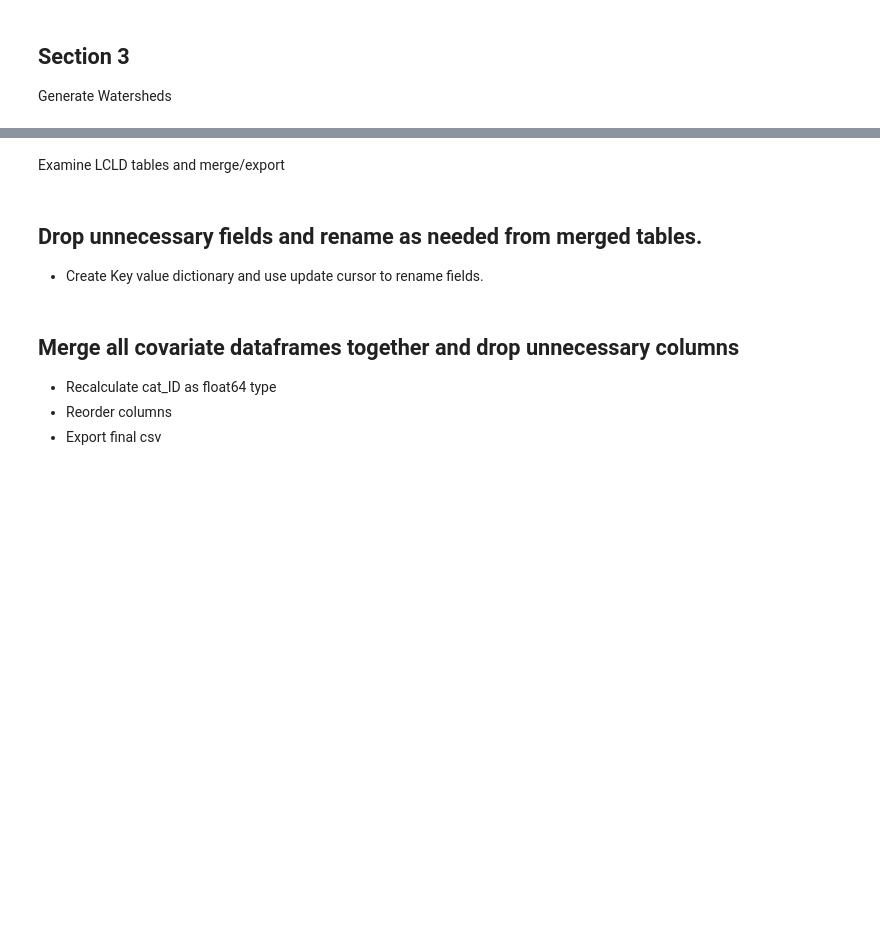
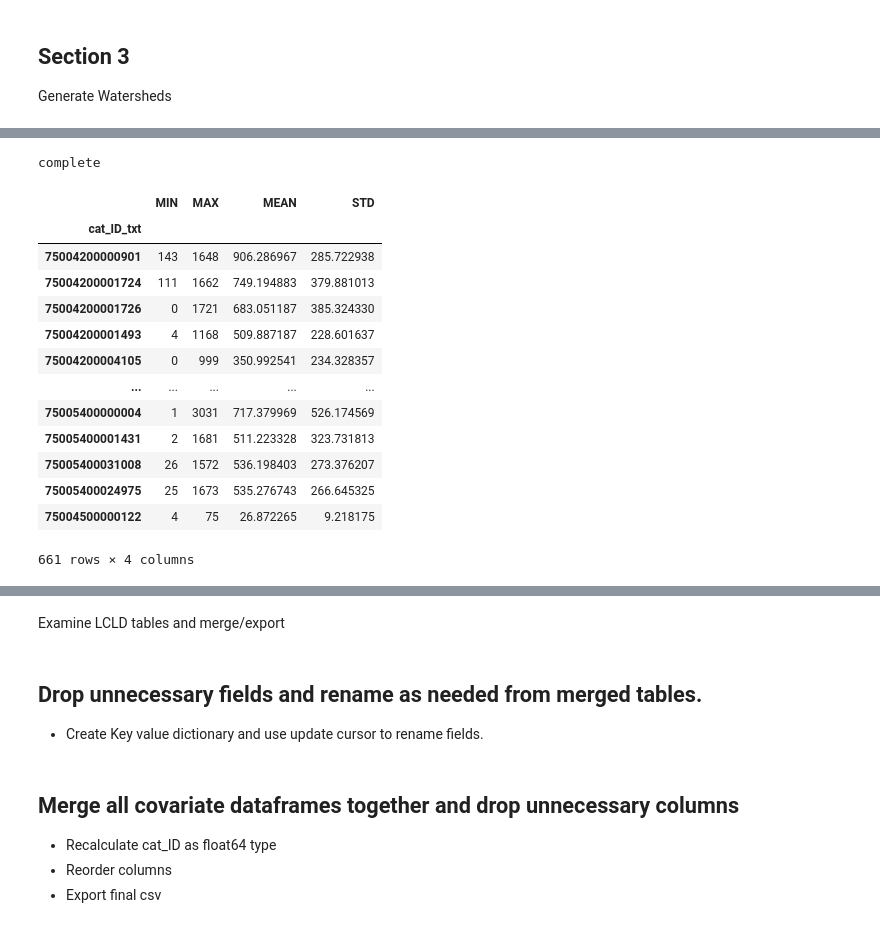
Before and after one commit to erinlarson/AKSSF, a Jupyter notebook: data_preparation/sensitivity_drivers/landcover/AKSSF_AWC_HUC12s_Covariates.ipynb, the cells around one changed output, grey strips where cells are left out. Cells and saved outputs as stored; diff of their text form; code cells hidden in the pictures; blank space fills up the shorter version.

```diff
--- a/data_preparation/sensitivity_drivers/landcover/AKSSF_AWC_HUC12s_Covariates.ipynb
+++ b/data_preparation/sensitivity_drivers/landcover/AKSSF_AWC_HUC12s_Covariates.ipynb
@@ -404,9 +454,9 @@ coast = r"D:\\Basedata\\AKSSF_Basedata\\AKSSF_Basedata.gdb\\NHD_H_Alaska_Coastli
 # Merge all catchment outlet centroids together
 outletsname = 'AKSSF_NHDPlus_awcHuc12_outlet_cats_points'
 outletspath = os.path.join(outgdb, outletsname)
-all_nhd_outlet_pts = arcpy.Merge_management(nhdplusoutlets,outletspath)
 
-if arcpy.Exists(coast):
+if not arcpy.Exists(outletspath):
+    all_nhd_outlet_pts = arcpy.Merge_management(nhdplusoutlets,outletspath)
     # Start timing function
     start = datetime.datetime.now()
     print(f'Getting distance to coast {datetime.datetime.now()}...')
@@ -423,7 +473,4 @@ if arcpy.Exists(coast):
         del(row)
     del(cur)
 else:
-    print('Check path to coastal feature class')
-
-stop = datetime.datetime.now()
-elapsed  = stop - start
+    print(f'Outlet points already created at {outletspath}')
@@ -470,7 +541,6 @@ arcpy.env.qualifiedFieldNames = False
 sr = arcpy.SpatialReference(3338)  #'NAD_1983_Alaska_Albers'
 arcpy.env.outputCoordinateSystem = sr
 
-wtdList = []
 wtdDict = {}
 
 # Separate data by source type
@@ -488,6 +558,7 @@ for region in regions:
     print(roi)
     if roi in nhdplus_dat:
         try:
+            wtdList = []
             arcpy.env.workspace = region
             gdb = arcpy.ListWorkspaces(workspace_type='FileGDB')
             ingdb = gdb[0]
@@ -567,7 +638,7 @@ for region in regions:
                 print(f'{"*"*60}')
 
                 c=c+1
-            wtd_merge = arcpy.Merge_management(wtdList, os.path.join(ingdb,f'awc_huc12_wtds_merge'),'','ADD_SOURCE_INFO')
+            wtd_merge = arcpy.Merge_management(wtdList, os.path.join(ingdb,'awc_huc12_wtds_merge'),'','ADD_SOURCE_INFO')
             arcpy.AddField_management(wtd_merge,'cat_ID_con','TEXT')
             arcpy.AddField_management(wtd_merge,'cat_ID','DOUBLE')
             arcpy.AddField_management(wtd_merge,'cat_ID_txt','TEXT')
@@ -607,0 +751,47 @@ print(f'{"*"*100}')
+# %%
+# Elevation variables
+wtd_merge_elev_table_name = roi + "_Watersheds_Merge_ElevZstats"
+wtd_merge_elev_table_path = os.path.join(testoutgdb, wtd_merge_elev_table_name)
+wtd_elev_metrics_table = arcpy.Merge_management(wtdelevstats, wtd_merge_elev_table_path)
+print(f'complete')
+# %% [output]
+complete
+# %%
+import pandas
+import arcpy
+import numpy
+dfs = []
+for table in wtdelevstats:
+    dfname = roi + "_Watersheds_Merge_ElevZstats"
+    # Make df
+    dfname = pd.DataFrame()
+    field_list = []
+    for field in arcpy.ListFields(table):
+        field_list.append(field.name)
+        #print(f'{field.name}')
+    elev_arr = arcpy.da.TableToNumPyArray(table, field_list)
+    dfname = pd.DataFrame(elev_arr)
+    dfname = dfname.drop(['OBJECTID','ZONE_CODE', 'AREA', 'COUNT'],axis=1)
+    dfname = dfname.set_index('cat_ID_txt')
+    dfs.append(dfname)
+
+# Merge all data frames together
+import numpy as np
+from functools import reduce
+elev_df = reduce(lambda left,right: pd.merge(left,right,on='cat_ID_txt',how="outer"), dfs)
+elev_df
+# %% [output]
+|  | MIN | MAX | MEAN | STD |
+| cat_ID_txt |  |  |  |  |
+| 75004200000901 | 143 | 1648 | 906.286967 | 285.722938 |
+| 75004200001724 | 111 | 1662 | 749.194883 | 379.881013 |
+| 75004200001726 | 0 | 1721 | 683.051187 | 385.324330 |
+| 75004200001493 | 4 | 1168 | 509.887187 | 228.601637 |
+| 75004200004105 | 0 | 999 | 350.992541 | 234.328357 |
+| ... | ... | ... | ... | ... |
+| 75005400000004 | 1 | 3031 | 717.379969 | 526.174569 |
+| 75005400001431 | 2 | 1681 | 511.223328 | 323.731813 |
+| 75005400031008 | 26 | 1572 | 536.198403 | 273.376207 |
+| 75005400024975 | 25 | 1673 | 535.276743 | 266.645325 |
+| 75004500000122 | 4 | 75 | 26.872265 | 9.218175 |
+661 rows × 4 columns
```
Also changed, not shown: parts of 13 cells of this notebook.
